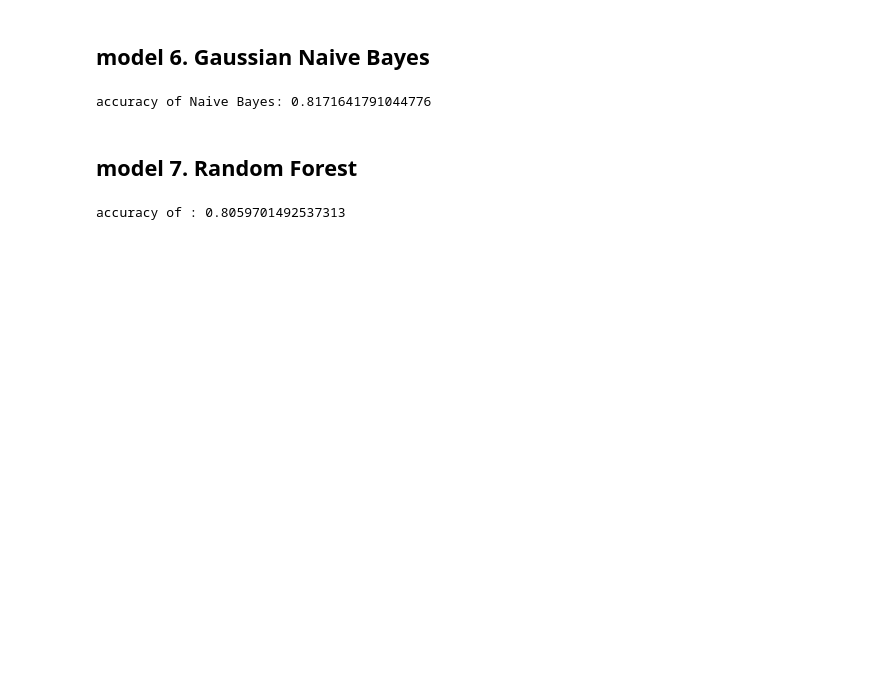
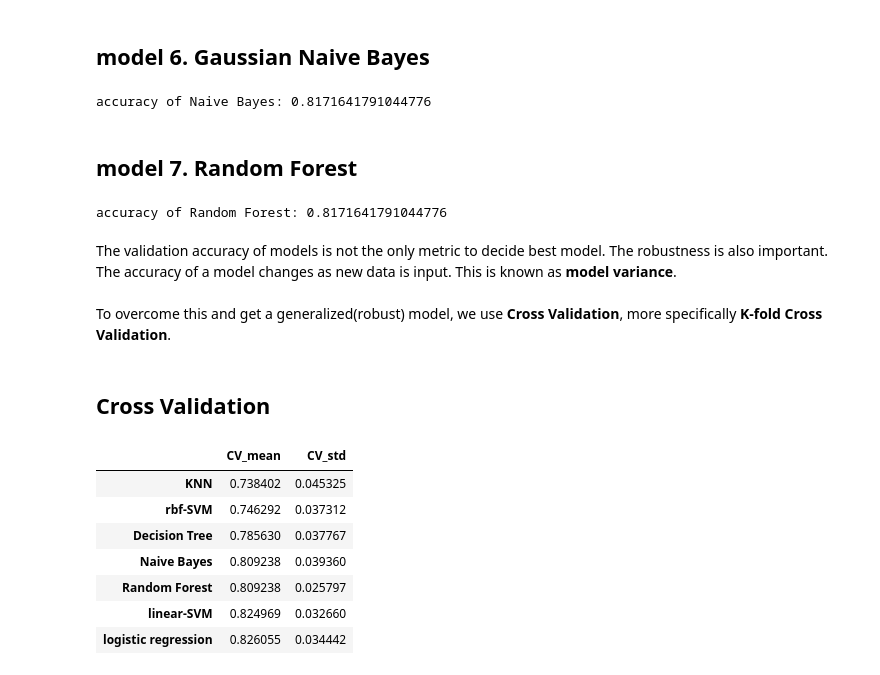
Before and after one commit to sam351/competitions, a Jupyter notebook: kaggle_titanic/200519_Titanic_study-03_Predictive-Modeling.ipynb, the cells around one changed output. Cells and saved outputs as stored; diff of their text form; code cells hidden in the pictures; blank space fills up the shorter version.

```diff
--- a/kaggle_titanic/200519_Titanic_study-03_Predictive-Modeling.ipynb
+++ b/kaggle_titanic/200519_Titanic_study-03_Predictive-Modeling.ipynb
@@ -158,6 +162,11 @@ rf_clf.fit(X_train, y_train)
 prediction = rf_clf.predict(X_val)
 score = metrics.accuracy_score(y_val, prediction)
 
-print('accuracy of :', score)
+print('accuracy of Random Forest:', score)
 # %% [output]
-accuracy of : 0.8059701492537313
+accuracy of Random Forest: 0.8171641791044776
+# %% [markdown]
+The validation accuracy of models is not the only metric to decide best model. The robustness is also important. The accuracy of a model changes as new data is input. This is known as **model variance**.<br><br>
+To overcome this and get a generalized(robust) model, we use **Cross Validation**, more specifically **K-fold Cross Validation**.
+# %% [markdown]
+## Cross Validation
@@ -163,0 +177,27 @@ accuracy of : 0.8059701492537313
+# %%
+kfold = StratifiedKFold(n_splits=10, random_state=22, shuffle=True)
+model_names = ['rbf-SVM', 'linear-SVM', 'logistic regression', 'Decision Tree', 'KNN', 'Naive Bayes', 'Random Forest']
+models = [svm.SVC(C=1.0, kernel='rbf', gamma=0.1), svm.SVC(C=0.1, kernel='linear', gamma=0.1), LogisticRegression(max_iter=1000),
+          DecisionTreeClassifier(), KNeighborsClassifier(n_neighbors=3), GaussianNB(), RandomForestClassifier(n_estimators=100)]
+
+acc_list = []
+acc_mean_list = []
+acc_std_list = []
+
+for tmp_model in models:
+    cv_result = cross_val_score(tmp_model, data.iloc[:, 1:], data['Survived'],
+                                cv=kfold, scoring='accuracy')
+    acc_list.append(cv_result)
+    acc_mean_list.append(cv_result.mean())
+    acc_std_list.append(cv_result.std())
+
+pd.DataFrame({'CV_mean':acc_mean_list, 'CV_std':acc_std_list}, index=model_names).sort_values('CV_mean')
+# %% [output]
+|  | CV_mean | CV_std |
+| KNN | 0.738402 | 0.045325 |
+| rbf-SVM | 0.746292 | 0.037312 |
+| Decision Tree | 0.785630 | 0.037767 |
+| Naive Bayes | 0.809238 | 0.039360 |
+| Random Forest | 0.809238 | 0.025797 |
+| linear-SVM | 0.824969 | 0.032660 |
+| logistic regression | 0.826055 | 0.034442 |
```
Also changed, not shown: parts of 5 cells of this notebook.
